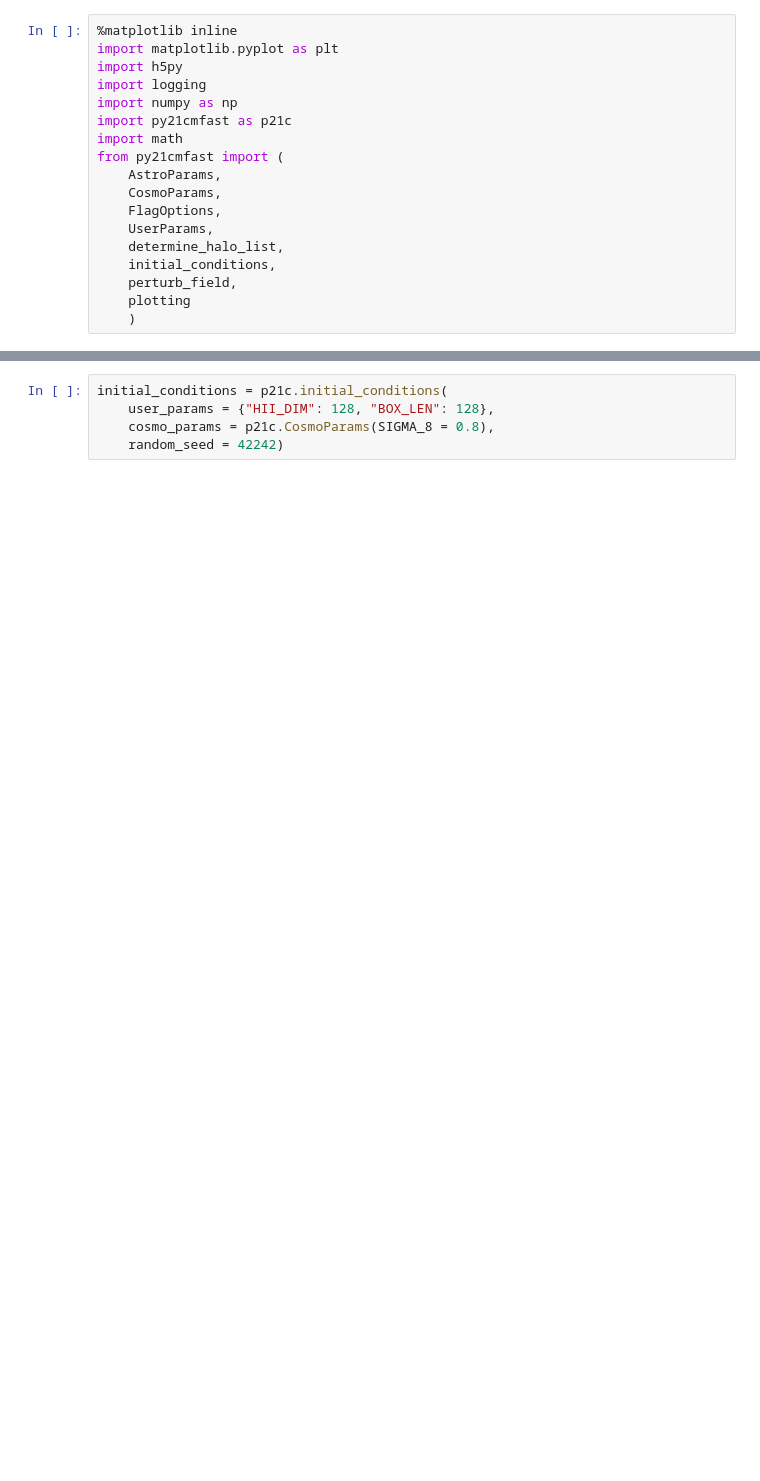
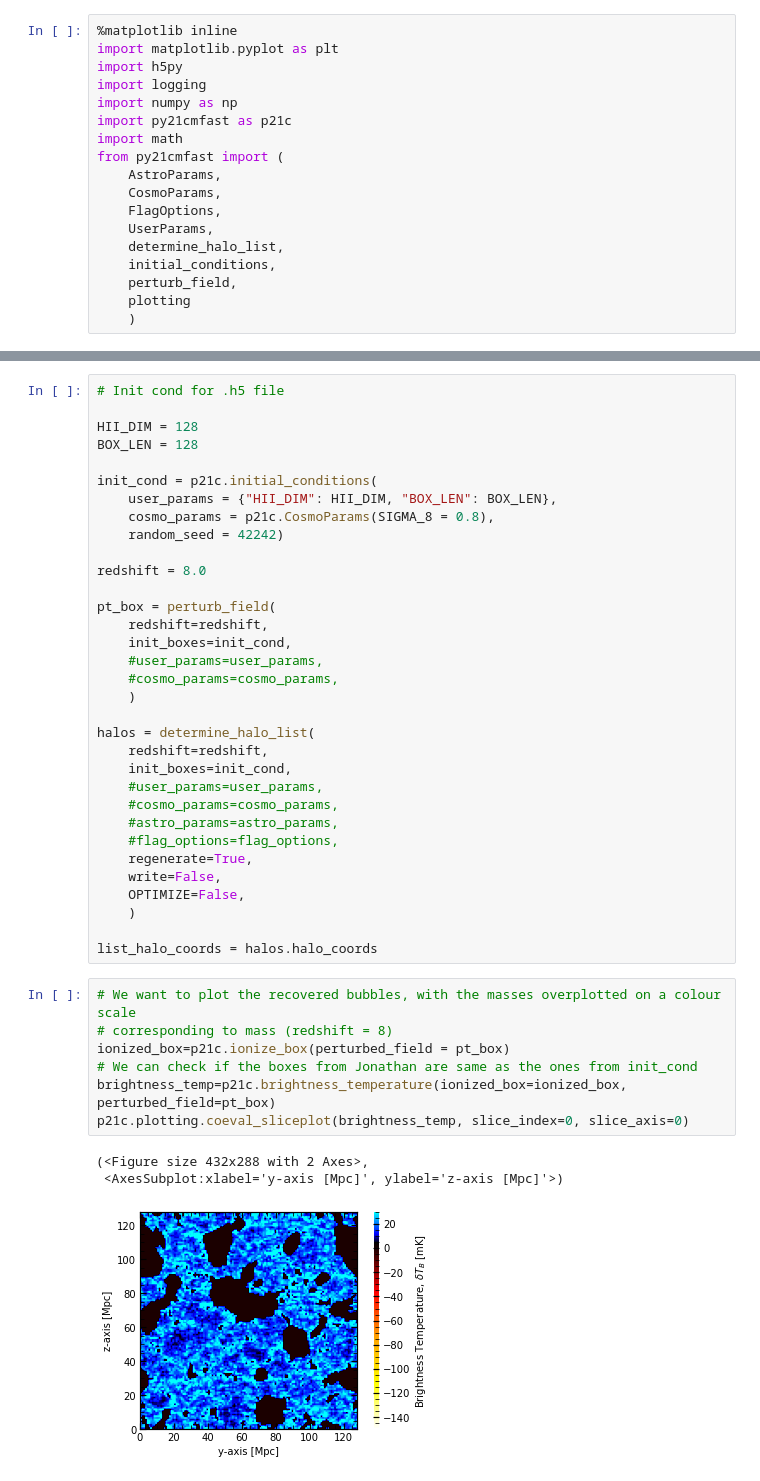
Before and after one commit to kenj19/PHYS459, a Jupyter notebook: read_coeval_boxes.ipynb, the cells around one changed output, grey strips where cells are left out. Drawn from its saved outputs; the diff is of its cells as text; blank space fills up the shorter version.

```diff
--- a/read_coeval_boxes.ipynb
+++ b/read_coeval_boxes.ipynb
@@ -51,8 +54,47 @@ print("X shape: ", X.shape)
 # %% [output]
 Datasets:  ['X', 'Ypred', 'Ytrue', 'redshifts']
 X shape:  (2, 128, 128, 128)
-# %%
-initial_conditions = p21c.initial_conditions(
-    user_params = {"HII_DIM": 128, "BOX_LEN": 128},
-    cosmo_params = p21c.CosmoParams(SIGMA_8 = 0.8),
-    random_seed = 42242)
+# %%
+# Init cond for .h5 file
+
+HII_DIM = 128
+BOX_LEN = 128
+
+init_cond = p21c.initial_conditions(
+    user_params = {"HII_DIM": HII_DIM, "BOX_LEN": BOX_LEN},
+    cosmo_params = p21c.CosmoParams(SIGMA_8 = 0.8),
+    random_seed = 42242)
+
+redshift = 8.0
+
+pt_box = perturb_field(
+    redshift=redshift,
+    init_boxes=init_cond,
+    #user_params=user_params,
+    #cosmo_params=cosmo_params,
+    )
+
+halos = determine_halo_list(
+    redshift=redshift,
+    init_boxes=init_cond,
+    #user_params=user_params,
+    #cosmo_params=cosmo_params,
+    #astro_params=astro_params,
+    #flag_options=flag_options,
+    regenerate=True,
+    write=False,
+    OPTIMIZE=False,
+    )
+
+list_halo_coords = halos.halo_coords
+# %%
+# We want to plot the recovered bubbles, with the masses overplotted on a colour scale
+# corresponding to mass (redshift = 8)
+ionized_box=p21c.ionize_box(perturbed_field = pt_box)
+# We can check if the boxes from Jonathan are same as the ones from init_cond
+brightness_temp=p21c.brightness_temperature(ionized_box=ionized_box, perturbed_field=pt_box)
+p21c.plotting.coeval_sliceplot(brightness_temp, slice_index=0, slice_axis=0)
+# %% [output]
+(<Figure size 432x288 with 2 Axes>,
+ <AxesSubplot:xlabel='y-axis [Mpc]', ylabel='z-axis [Mpc]'>)
+[figure, added]
```
Also changed, not shown: parts of 14 cells of this notebook.
